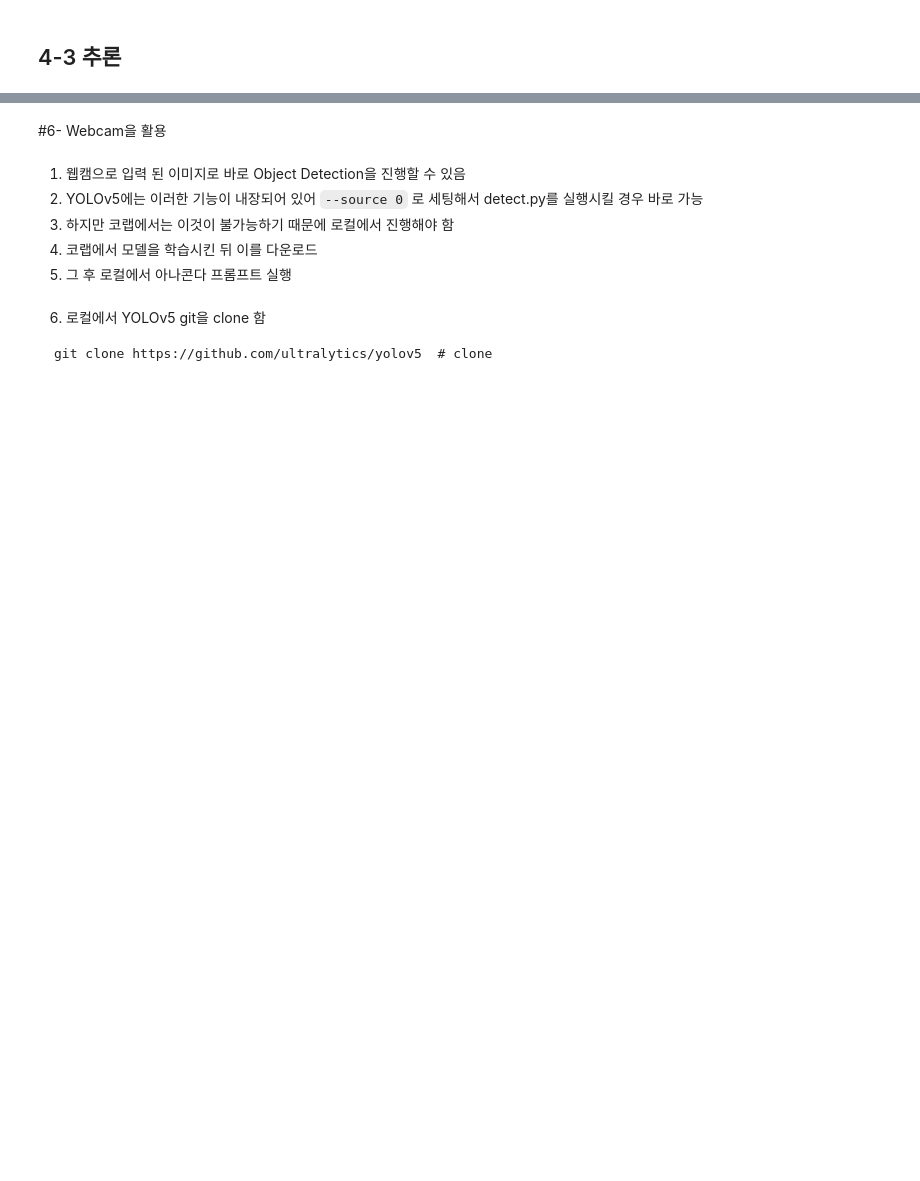
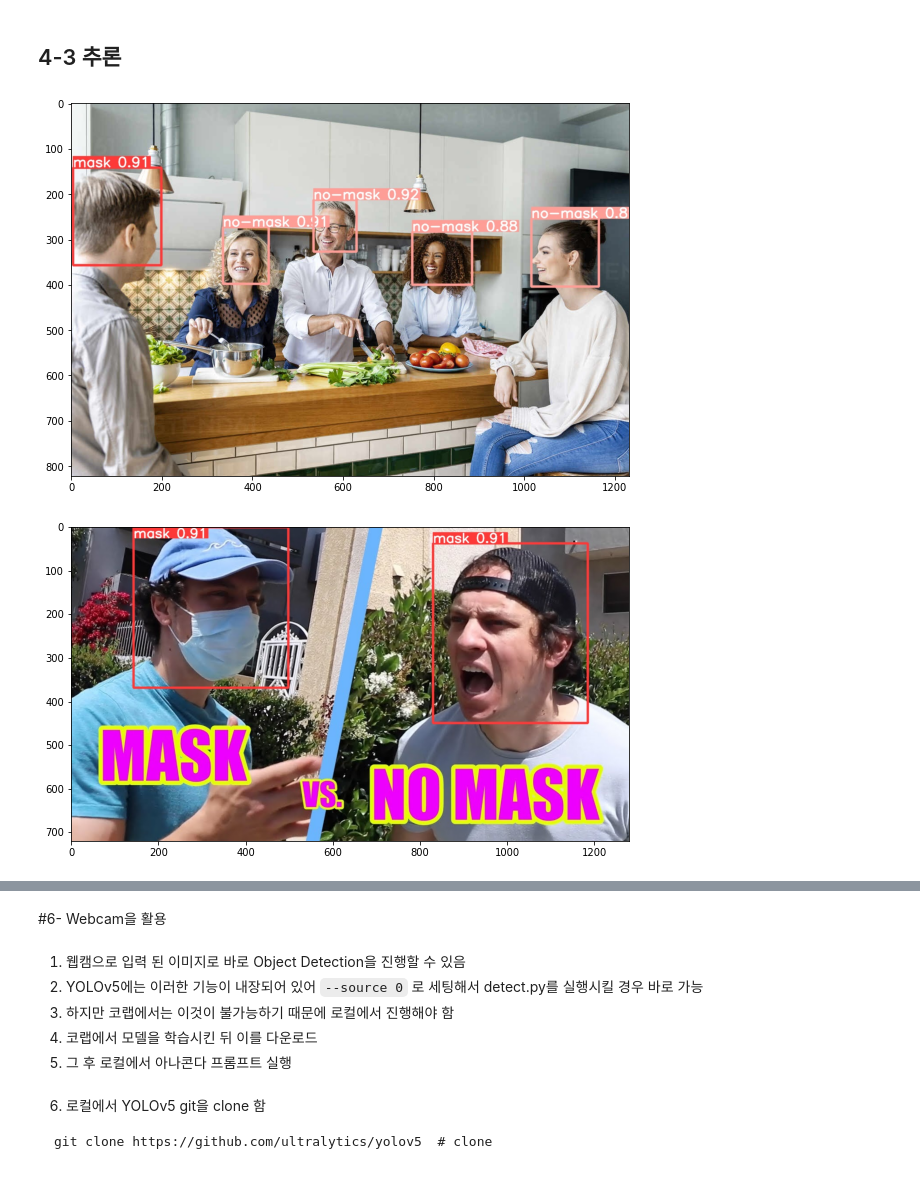
Before and after one commit to crimama/IOT_, a Jupyter notebook: 2.Object_Detection/2-1 Object_detection_YOLOv5.ipynb, the cells around one changed output, grey strips where cells are left out. Cells and saved outputs as stored; diff of their text form; code cells hidden in the pictures; blank space fills up the shorter version.

```diff
--- a/2.Object_Detection/2-1 Object_detection_YOLOv5.ipynb
+++ b/2.Object_Detection/2-1 Object_detection_YOLOv5.ipynb
@@ -210 +255,15 @@ data_path = '/content/temp'
 !python3 /content/yolov5/detect.py --weights {weight_path} --img 640 --conf 0.25 --source {data_path}
+# %%
+from glob import glob
+from matplotlib import pyplot as plt
+import cv2
+temp_imgs = glob('/content/yolov5/runs/detect/exp3/*.jpg') #<---- exp 숫자 확인
+for temp in temp_imgs:
+  temp_img = cv2.imread(temp)
+  temp_img = cv2.cvtColor(temp_img,cv2.COLOR_BGR2RGB)
+  plt.figure(figsize=(10,8))
+  plt.imshow(temp_img)
+  plt.show()
+# %% [output]
+[figure, added]
+[figure, added]
```
Also changed, not shown: parts of 8 cells of this notebook, 5 other files.
